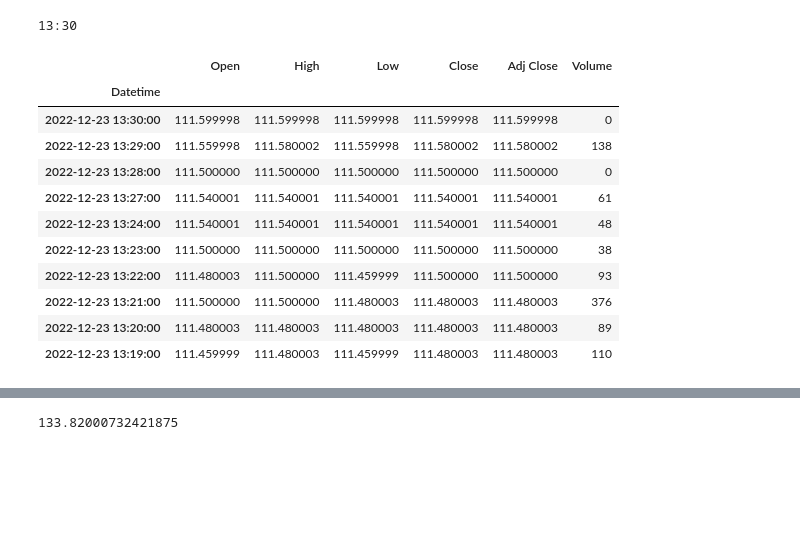
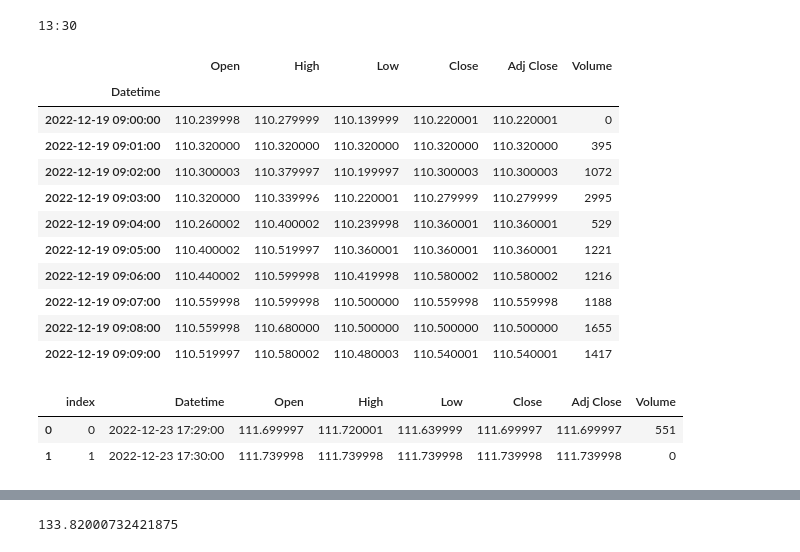
Before and after one commit to pavelkurach/stock-market-screener-telegram-bot, a Jupyter notebook: screener_temp.ipynb, the cells around one changed output, grey strips where cells are left out. Drawn from its saved outputs; the diff is of its cells as text; code cells hidden in the pictures; blank space fills up the shorter version.

```diff
--- a/screener_temp.ipynb
+++ b/screener_temp.ipynb
@@ -70,7 +70,7 @@ cac40_classes = {ticker: cls for ticker, cls in zip(cac40_tickers, Base.classes)
 # %%
-session = Session(cac40_engine)
+session = Session(engine)
 # %%
-query = session.query(cac40_classes['AI.PA'])
+query = session.query(data_classes['AI.PA'])
 # %%
 df = pd.read_sql(query.statement, query.session.bind, index_col='Datetime')
 df
@@ -164,7 +164,7 @@ yf.download(tickers='AI.PA',
 # %%
 sigma = {}
-for ticker in cac40_tickers:
-    query = session.query(cac40_classes[ticker])
+for ticker in tickers:
+    query = session.query(data_classes[ticker])
     temp_df = pd.read_sql(query.statement, query.session.bind, index_col='Datetime')
     sigma[ticker] = df.Close.pct_change().std()
 
@@ -188,18 +188,18 @@ sigma
  'VIV.PA': 0.0004388542756115271,
  'WLN.PA': 0.0004388542756115271}
 # %%
-update = {ticker: session.query(cac40_classes[ticker]).order_by(
-    cac40_classes[ticker].Datetime.desc()).first().Datetime for ticker in cac40_tickers}
+update = {ticker: session.query(data_classes[ticker]).order_by(
+    data_classes[ticker].Datetime.desc()).first().Datetime for ticker in tickers}
 
 while True:
-    for ticker in cac40_tickers:
+    for ticker in tickers:
         new_data = yf.download(tickers=ticker,
                                period="1d",
                                interval="1m", progress=False).reset_index()
         new_data = new_data[new_data['Datetime'] > update[ticker]]
         for _, tick in new_data.iterrows():
-            last_close = session.query(cac40_classes[ticker]).order_by(
-                cac40_classes[ticker].Datetime.desc()).first().Close
+            last_close = session.query(data_classes[ticker]).order_by(
+                data_classes[ticker].Datetime.desc()).first().Close
             change_ratio = (tick["Close"] / last_close - 1) / sigma[ticker]
             if change_ratio > 2:
                 print(f'{ticker} stock price moved by {(tick["Close"] / last_close - 1) * 100:.2f}% '
@@ -207,7 +207,7 @@ while True:
                       f'from {update[ticker].strftime("%H:%M")} '
                       f'to {tick["Datetime"].strftime("%H:%M")}.')
                 #sleep(5)
-            t = cac40_classes[ticker](**tick.to_dict())
+            t = data_classes[ticker](**tick.to_dict())
             session.add(t)
             session.commit()
             update[ticker] = tick['Datetime']
@@ -235,19 +218,27 @@ print(update['AI.PA'].strftime("%H:%M"))
 # %% [output]
 13:30
 # %%
-query = session.query(cac40_classes['AIR.PA']).order_by(
-    cac40_classes['AIR.PA'].Datetime.desc()).limit(10)
+query = session.query(data_classes['AIR.PA']).limit(10)
 pd.read_sql(query.statement, query.session.bind, index_col='Datetime')
 # %% [output]
 |  | Open | High | Low | Close | Adj Close | Volume |
 | Datetime |  |  |  |  |  |  |
-| 2022-12-23 13:30:00 | 111.599998 | 111.599998 | 111.599998 | 111.599998 | 111.599998 | 0 |
-| 2022-12-23 13:29:00 | 111.559998 | 111.580002 | 111.559998 | 111.580002 | 111.580002 | 138 |
-| 2022-12-23 13:28:00 | 111.500000 | 111.500000 | 111.500000 | 111.500000 | 111.500000 | 0 |
-| 2022-12-23 13:27:00 | 111.540001 | 111.540001 | 111.540001 | 111.540001 | 111.540001 | 61 |
-| 2022-12-23 13:24:00 | 111.540001 | 111.540001 | 111.540001 | 111.540001 | 111.540001 | 48 |
-| 2022-12-23 13:23:00 | 111.500000 | 111.500000 | 111.500000 | 111.500000 | 111.500000 | 38 |
-| 2022-12-23 13:22:00 | 111.480003 | 111.500000 | 111.459999 | 111.500000 | 111.500000 | 93 |
-| 2022-12-23 13:21:00 | 111.500000 | 111.500000 | 111.480003 | 111.480003 | 111.480003 | 376 |
-| 2022-12-23 13:20:00 | 111.480003 | 111.480003 | 111.480003 | 111.480003 | 111.480003 | 89 |
-| 2022-12-23 13:19:00 | 111.459999 | 111.480003 | 111.459999 | 111.480003 | 111.480003 | 110 |
+| 2022-12-19 09:00:00 | 110.239998 | 110.279999 | 110.139999 | 110.220001 | 110.220001 | 0 |
+| 2022-12-19 09:01:00 | 110.320000 | 110.320000 | 110.320000 | 110.320000 | 110.320000 | 395 |
+| 2022-12-19 09:02:00 | 110.300003 | 110.379997 | 110.199997 | 110.300003 | 110.300003 | 1072 |
+| 2022-12-19 09:03:00 | 110.320000 | 110.339996 | 110.220001 | 110.279999 | 110.279999 | 2995 |
+| 2022-12-19 09:04:00 | 110.260002 | 110.400002 | 110.239998 | 110.360001 | 110.360001 | 529 |
+| 2022-12-19 09:05:00 | 110.400002 | 110.519997 | 110.360001 | 110.360001 | 110.360001 | 1221 |
+| 2022-12-19 09:06:00 | 110.440002 | 110.599998 | 110.419998 | 110.580002 | 110.580002 | 1216 |
+| 2022-12-19 09:07:00 | 110.559998 | 110.599998 | 110.500000 | 110.559998 | 110.559998 | 1188 |
+| 2022-12-19 09:08:00 | 110.559998 | 110.680000 | 110.500000 | 110.500000 | 110.500000 | 1655 |
+| 2022-12-19 09:09:00 | 110.519997 | 110.580002 | 110.480003 | 110.540001 | 110.540001 | 1417 |
+# %%
+query = session.query(data_classes['AIR.PA']).filter(
+    data_classes['AIR.PA'].Datetime < '2022-12-23 17:29:00')
+ttt = pd.read_sql(query.statement, query.session.bind).reset_index()
+ttt
+# %% [output]
+|  | index | Datetime | Open | High | Low | Close | Adj Close | Volume |
+| 0 | 0 | 2022-12-23 17:29:00 | 111.699997 | 111.720001 | 111.639999 | 111.699997 | 111.699997 | 551 |
+| 1 | 1 | 2022-12-23 17:30:00 | 111.739998 | 111.739998 | 111.739998 | 111.739998 | 111.739998 | 0 |
```
Also changed, not shown: parts of 18 cells of this notebook, 1 other file.
